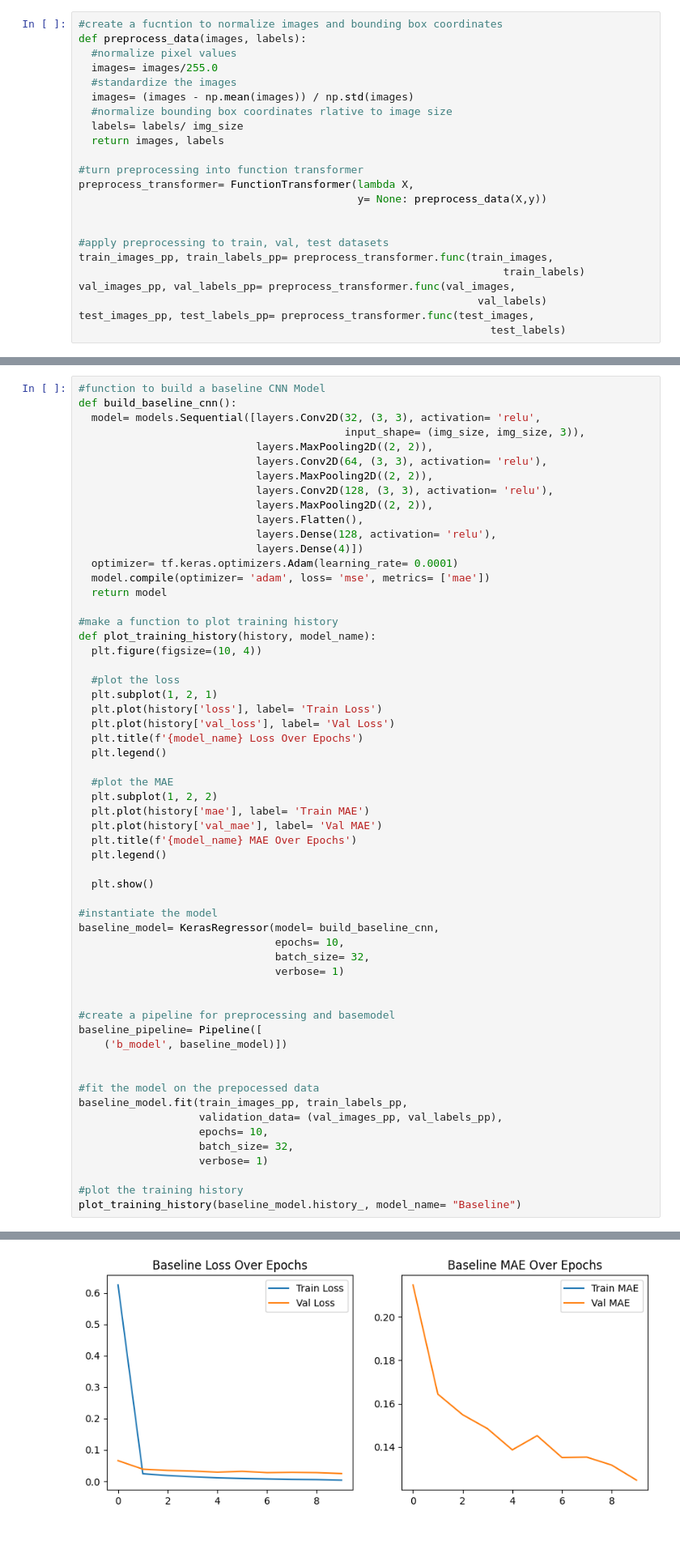
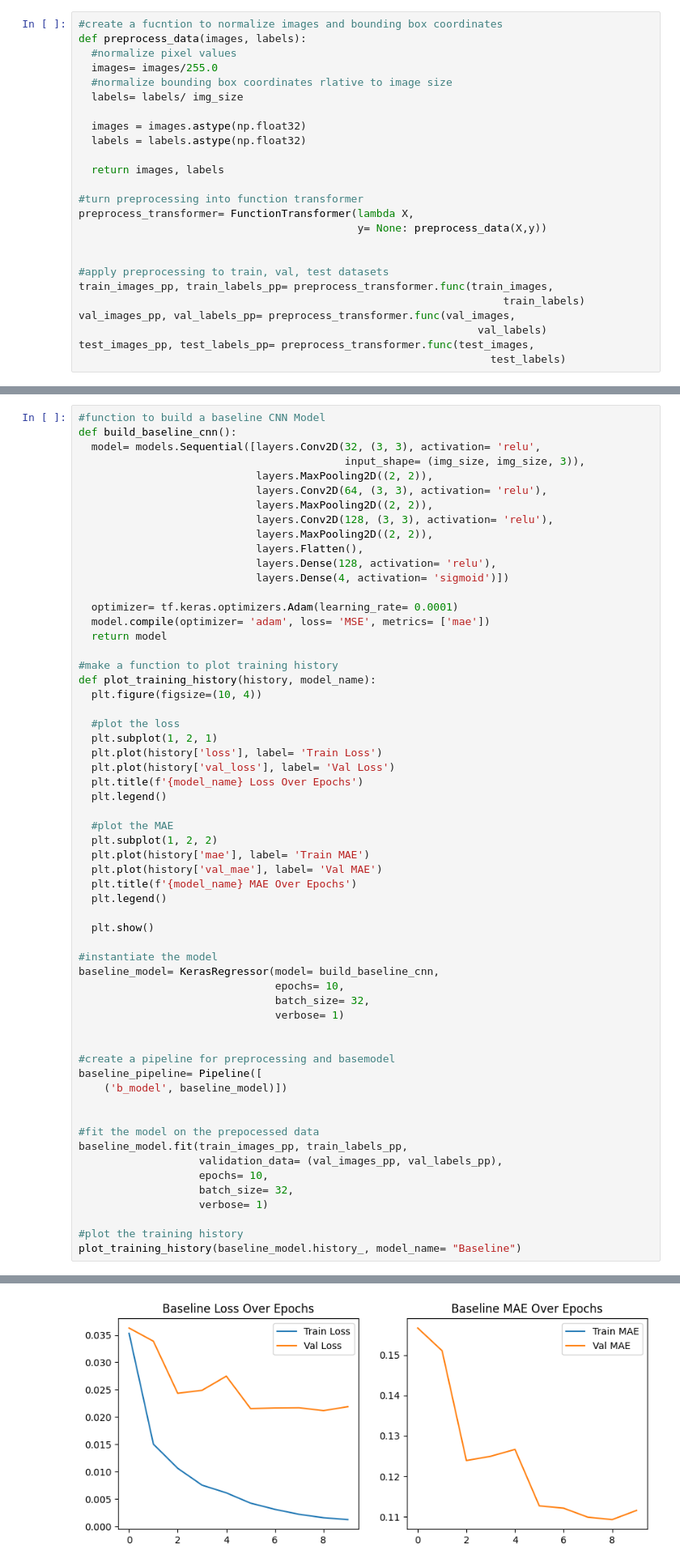
Before and after one commit to AndrewReusche/License_Plate_Detection, a Jupyter notebook: second_exploratory_notebook.ipynb, the cells around one changed output, grey strips where cells are left out. Shown at 81% size. Saved outputs shown, nothing was run; the diff lists cells and outputs as text; blank space fills up the shorter version.

```diff
--- a/second_exploratory_notebook.ipynb
+++ b/second_exploratory_notebook.ipynb
@@ -184,10 +164,12 @@ for i in range(3):
 def preprocess_data(images, labels):
   #normalize pixel values
   images= images/255.0
-  #standardize the images
-  images= (images - np.mean(images)) / np.std(images)
   #normalize bounding box coordinates rlative to image size
   labels= labels/ img_size
+
+  images = images.astype(np.float32)
+  labels = labels.astype(np.float32)
+
   return images, labels
 
 #turn preprocessing into function transformer
@@ -249,9 +200,10 @@ def build_baseline_cnn():
                             layers.MaxPooling2D((2, 2)),
                             layers.Flatten(),
                             layers.Dense(128, activation= 'relu'),
-                            layers.Dense(4)])
+                            layers.Dense(4, activation= 'sigmoid')])
+
   optimizer= tf.keras.optimizers.Adam(learning_rate= 0.0001)
-  model.compile(optimizer= 'adam', loss= 'mse', metrics= ['mae'])
+  model.compile(optimizer= 'adam', loss= 'MSE', metrics= ['mae'])
   return model
 
 #make a function to plot training history
@@ -319,4 +271,4 @@ Epoch 10/10
-[figure, old version]
+[figure, new version]
 # %% [markdown]
 Evaluate the model
 # %%
```
Also changed, not shown: parts of 5 cells of this notebook.
